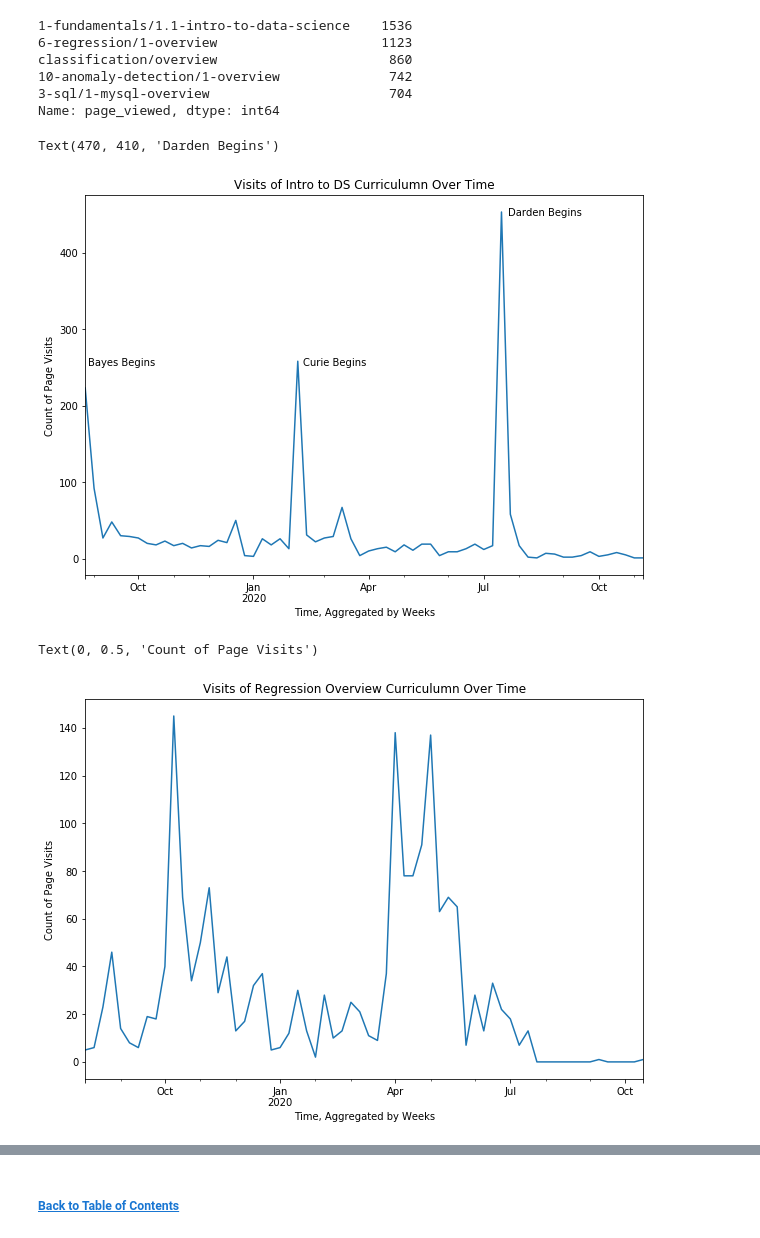
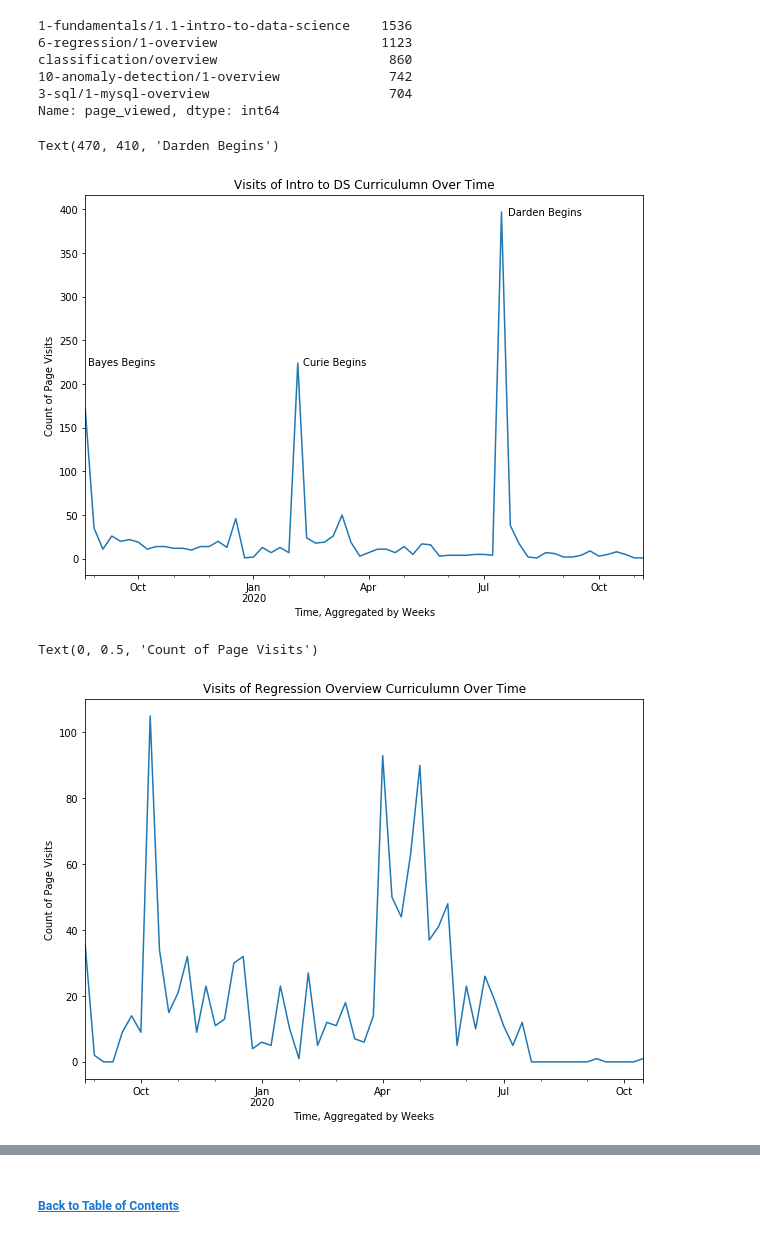
Before and after one commit to ThompsonBethany01/Analyzing-Web-Logs, a Jupyter notebook: Data_Analysis.ipynb, the cells around one changed output, grey strips where cells are left out. Drawn from its saved outputs; the diff is of its cells as text; code cells hidden in the pictures.

```diff
--- a/Data_Analysis.ipynb
+++ b/Data_Analysis.ipynb
@@ -143,7 +170,7 @@ Name: page_viewed, dtype: int64
 # %%
 # plotting most popular page visits over time
 plt.figure(figsize=(10,7))
-WD_df[WD_df.page_viewed == '1-fundamentals/1.1-intro-to-data-science'].page_viewed.resample('W').count().plot()
+DS_df[DS_df.page_viewed == '1-fundamentals/1.1-intro-to-data-science'].page_viewed.resample('W').count().plot()
 plt.title('Visits of Intro to DS Curriculumn Over Time')
 plt.xlabel('Time, Aggregated by Weeks')
 plt.ylabel('Count of Page Visits')
@@ -158,15 +185,15 @@ plt.annotate('Darden Begins',
             xy=(470, 410), xycoords='figure pixels')
 # %% [output]
 Text(470, 410, 'Darden Begins')
-[figure, old version]
+[figure, new version]
 # %%
 # plotting second most popular page visits over time
 plt.figure(figsize=(10,7))
-WD_df[WD_df.page_viewed == '6-regression/1-overview'].page_viewed.resample('W').count().plot()
+DS_df[DS_df.page_viewed == '6-regression/1-overview'].page_viewed.resample('W').count().plot()
 plt.title('Visits of Regression Overview Curriculumn Over Time')
 plt.xlabel('Time, Aggregated by Weeks')
 plt.ylabel('Count of Page Visits')
 # %% [output]
 Text(0, 0.5, 'Count of Page Visits')
-[figure, old version]
+[figure, new version]
 # %% [markdown]
```
Also changed, not shown: parts of 25 cells of this notebook.
